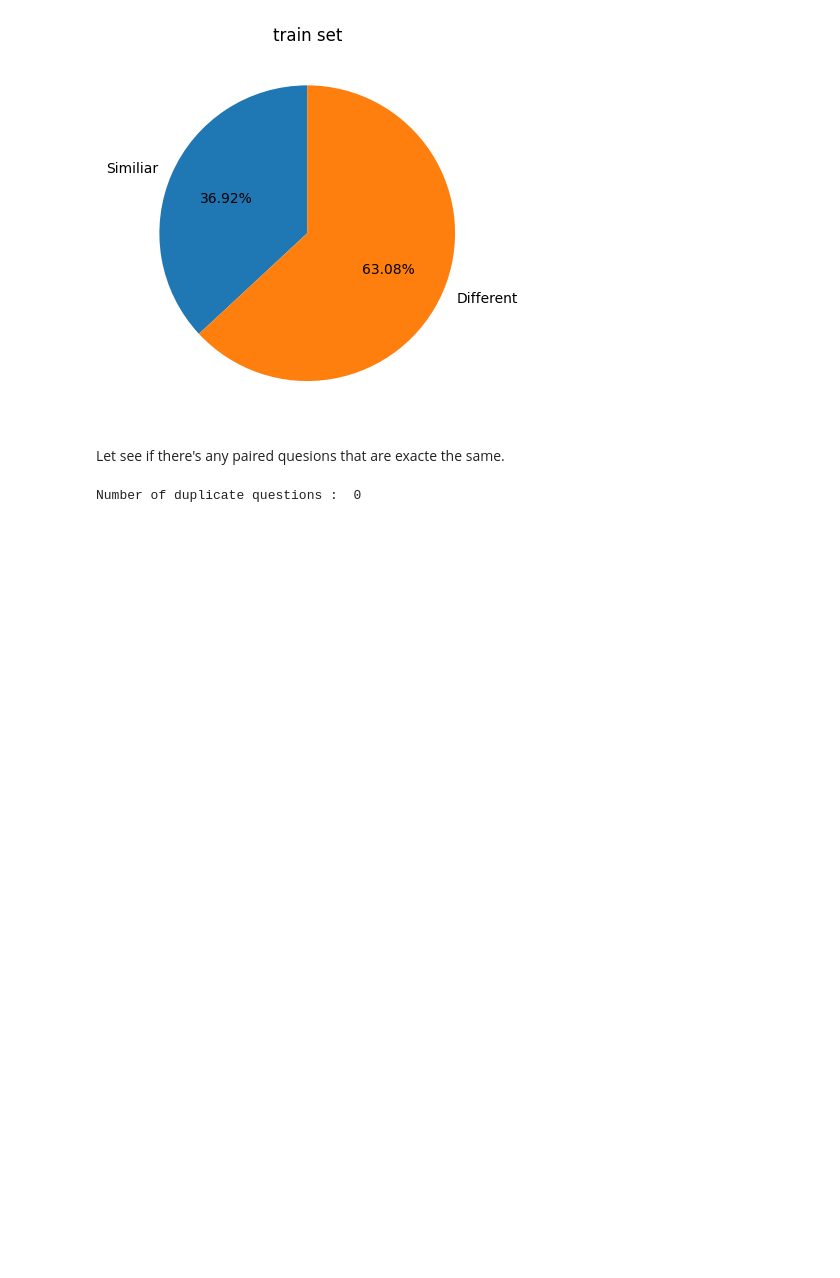
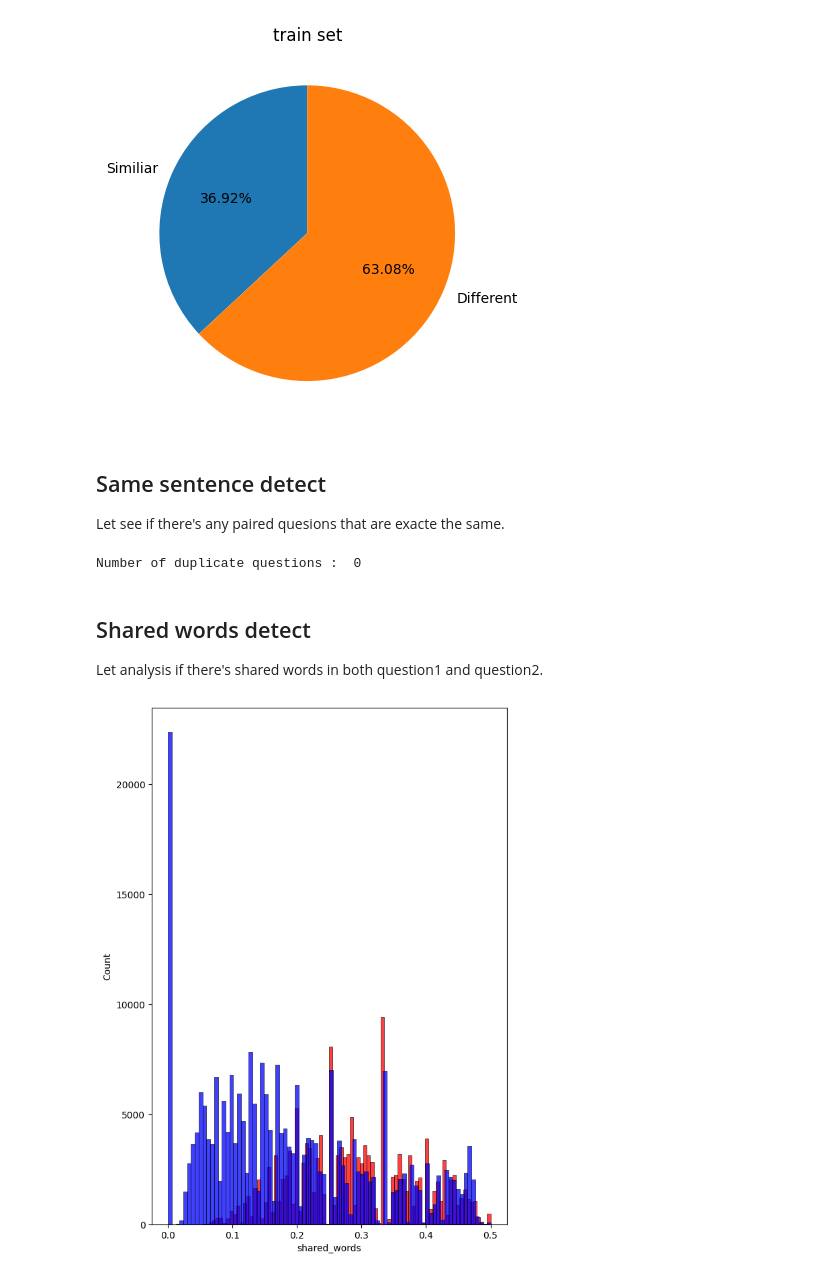
Before and after one commit to ChengHao1211/NLE_project, a Jupyter notebook: NLP_Porject.ipynb, the cells around one changed output. Saved outputs shown, nothing was run; the diff lists cells and outputs as text; code cells hidden in the pictures; blank space fills up the shorter version.

Commit message:
detect the shared words

```diff
--- a/NLP_Porject.ipynb
+++ b/NLP_Porject.ipynb
@@ -121,9 +124,30 @@ pie_chart(similar_samples_num, len(train_df['is_duplicate']) - similar_samples_n
 # %% [output]
 [figure]
 # %% [markdown]
+## Same sentence detect
 Let see if there's any paired quesions that are exacte the same.
 # %%
 duplicate_rows = train_df[train_df.duplicated(['qid1','qid2'])]
 print ("Number of duplicate questions : ", len(duplicate_rows))
 # %% [output]
 Number of duplicate questions :  0
+# %% [markdown]
+## Shared words detect
+Let analysis if there's shared words in both question1 and question2.
+# %%
+def shared_words(row):
+    q1_word_set = set(map(lambda word: word.lower().strip(), row['question1'].split(" ")))
+    q2_word_set = set(map(lambda word: word.lower().strip(), row['question2'].split(" ")))
+    return 1.0 * len(q1_word_set & q2_word_set) / (len(q1_word_set) + len(q2_word_set))
+
+train_df['shared_words'] = train_df.apply(shared_words, axis=1)
+plt.figure(figsize=(15, 10))
+
+plt.subplot(1,2,2)
+sns.histplot(train_df[train_df['is_duplicate'] == 1]['shared_words'][0:] , label = "1", color = 'red')
+sns.histplot(train_df[train_df['is_duplicate'] == 0]['shared_words'][0:] , label = "0" , color = 'blue' )
+
+
+plt.show()
+# %% [output]
+[figure, added]
```
Also changed, not shown: parts of 5 cells of this notebook.
